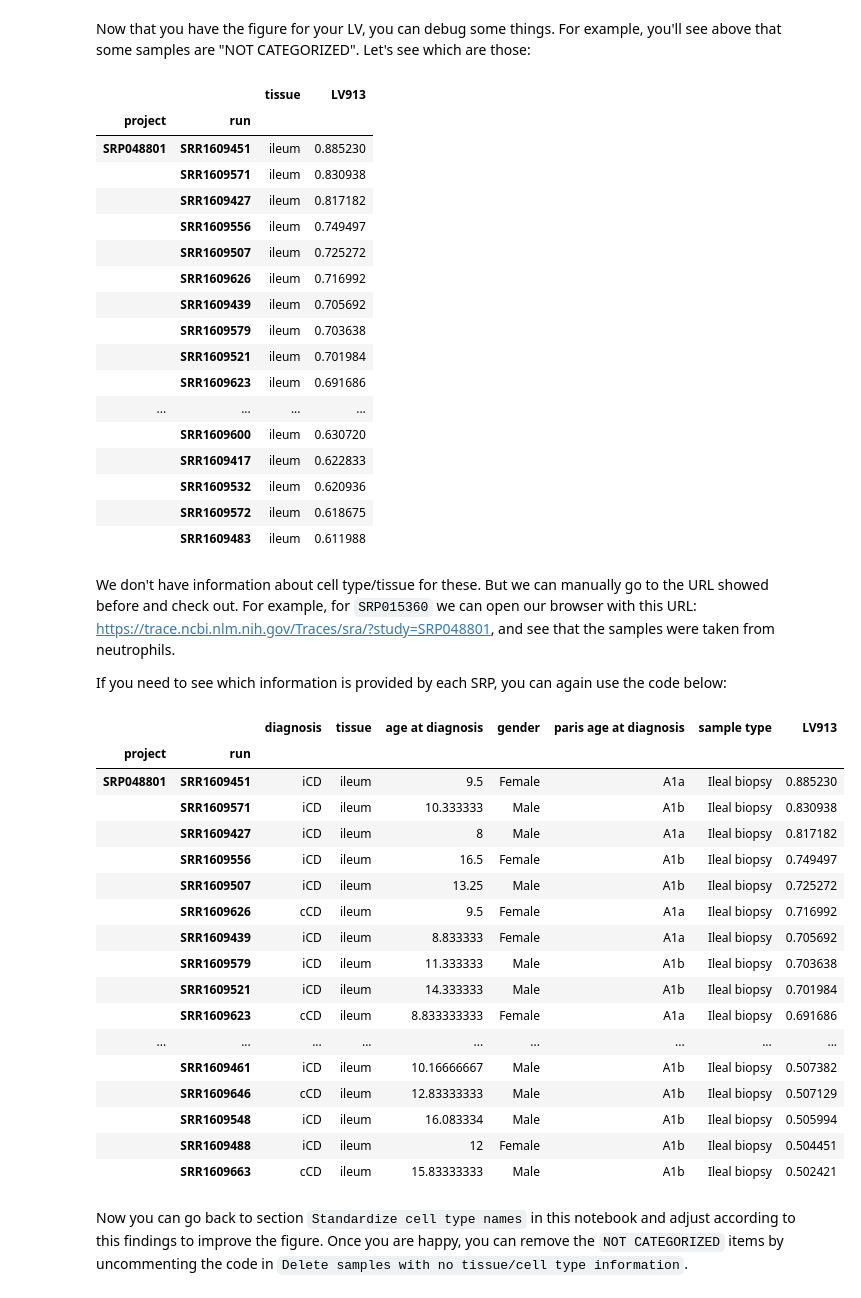
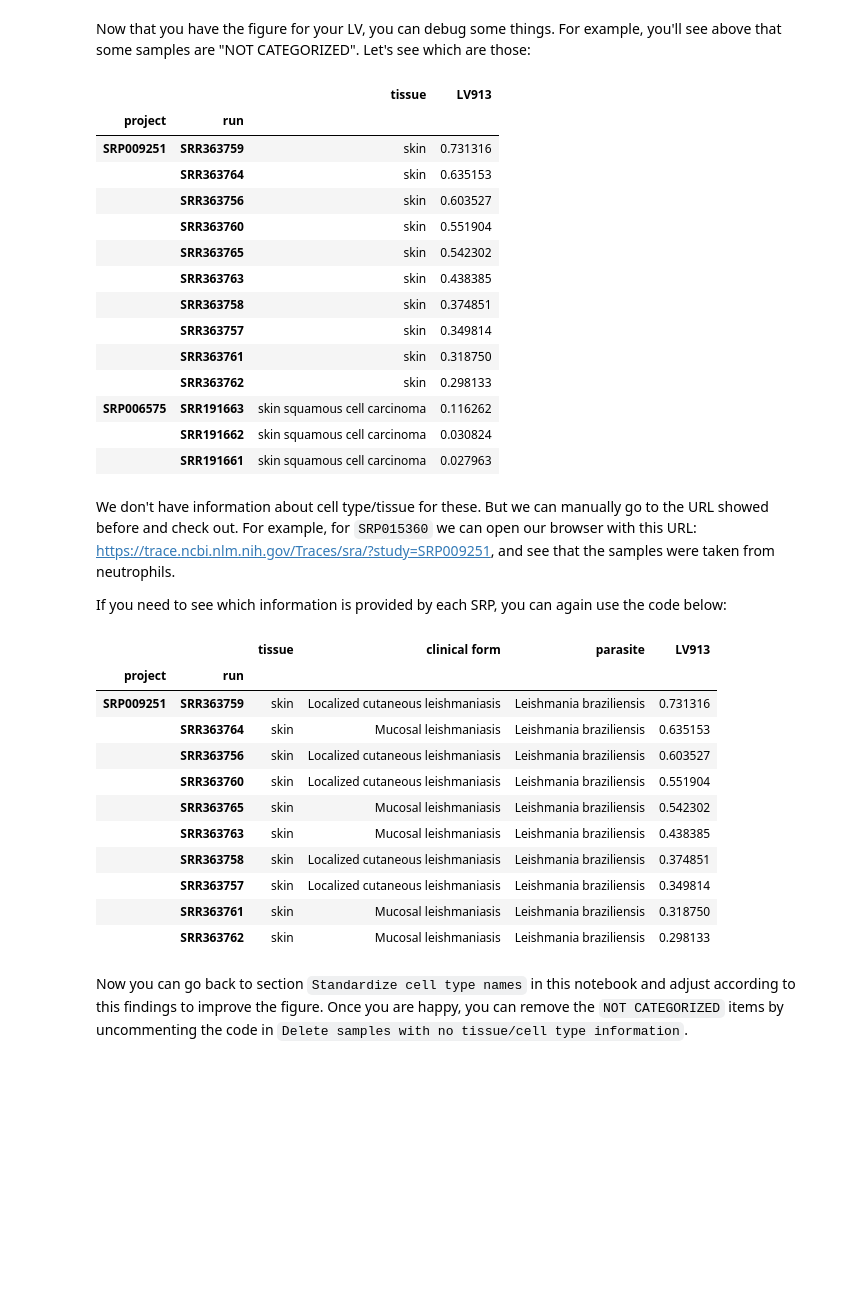
Before and after one commit to pivlab/phenoplier, a Jupyter notebook: nbs/99_demo/bone/96-LV913-cell_types.ipynb, the cells around one changed output. Cells and saved outputs as stored; diff of their text form; code cells hidden in the pictures; blank space fills up the shorter version.

```diff
--- a/nbs/99_demo/bone/96-LV913-cell_types.ipynb
+++ b/nbs/99_demo/bone/96-LV913-cell_types.ipynb
@@ -434,59 +434,50 @@ with pd.option_context(
     "display.max_rows", None, "display.max_columns", None, "display.max_colwidth", None
 ):
     _tmp = final_plot_data[
-        final_plot_data[SELECTED_ATTRIBUTES[0]].str.contains("ileum")
+        final_plot_data[SELECTED_ATTRIBUTES[0]].str.contains("skin")
     ]
     display(_tmp.head(20))
 # %% [output]
 |  |  | tissue | LV913 |
 | project | run |  |  |
-| SRP048801 | SRR1609451 | ileum | 0.885230 |
-|  | SRR1609571 | ileum | 0.830938 |
-|  | SRR1609427 | ileum | 0.817182 |
-|  | SRR1609556 | ileum | 0.749497 |
-|  | SRR1609507 | ileum | 0.725272 |
-|  | SRR1609626 | ileum | 0.716992 |
-|  | SRR1609439 | ileum | 0.705692 |
-|  | SRR1609579 | ileum | 0.703638 |
-|  | SRR1609521 | ileum | 0.701984 |
-|  | SRR1609623 | ileum | 0.691686 |
-| ... | ... | ... | ... |
-|  | SRR1609600 | ileum | 0.630720 |
-|  | SRR1609417 | ileum | 0.622833 |
-|  | SRR1609532 | ileum | 0.620936 |
-|  | SRR1609572 | ileum | 0.618675 |
-|  | SRR1609483 | ileum | 0.611988 |
+| SRP009251 | SRR363759 | skin | 0.731316 |
+|  | SRR363764 | skin | 0.635153 |
+|  | SRR363756 | skin | 0.603527 |
+|  | SRR363760 | skin | 0.551904 |
+|  | SRR363765 | skin | 0.542302 |
+|  | SRR363763 | skin | 0.438385 |
+|  | SRR363758 | skin | 0.374851 |
+|  | SRR363757 | skin | 0.349814 |
+|  | SRR363761 | skin | 0.318750 |
+|  | SRR363762 | skin | 0.298133 |
+| SRP006575 | SRR191663 | skin squamous cell carcinoma | 0.116262 |
+|  | SRR191662 | skin squamous cell carcinoma | 0.030824 |
+|  | SRR191661 | skin squamous cell carcinoma | 0.027963 |
 # %% [markdown]
 We don't have information about cell type/tissue for these.
 But we can manually go to the URL showed before and check out.
 For example, for `SRP015360` we can open our browser with this URL:
-https://trace.ncbi.nlm.nih.gov/Traces/sra/?study=SRP048801, and see that the samples were taken from neutrophils.
+https://trace.ncbi.nlm.nih.gov/Traces/sra/?study=SRP009251, and see that the samples were taken from neutrophils.
 
 If you need to see which information is provided by each SRP, you can again use the code below:
 # %%
 # what is there in these projects?
-lv_data.loc[["SRP048801"]].dropna(how="all", axis=1).sort_values(
+lv_data.loc[["SRP009251"]].dropna(how="all", axis=1).sort_values(
     LV_NAME, ascending=False
 ).head(60)
 # %% [output]
-|  |  | diagnosis | tissue | age at diagnosis | gender | paris age at diagnosis | sample type | LV913 |
-| project | run |  |  |  |  |  |  |  |
-| SRP048801 | SRR1609451 | iCD | ileum | 9.5 | Female | A1a | Ileal biopsy | 0.885230 |
-|  | SRR1609571 | iCD | ileum | 10.333333 | Male | A1b | Ileal biopsy | 0.830938 |
-|  | SRR1609427 | iCD | ileum | 8 | Male | A1a | Ileal biopsy | 0.817182 |
-|  | SRR1609556 | iCD | ileum | 16.5 | Female | A1b | Ileal biopsy | 0.749497 |
-|  | SRR1609507 | iCD | ileum | 13.25 | Male | A1b | Ileal biopsy | 0.725272 |
-|  | SRR1609626 | cCD | ileum | 9.5 | Female | A1a | Ileal biopsy | 0.716992 |
-|  | SRR1609439 | iCD | ileum | 8.833333 | Female | A1a | Ileal biopsy | 0.705692 |
-|  | SRR1609579 | iCD | ileum | 11.333333 | Male | A1b | Ileal biopsy | 0.703638 |
-|  | SRR1609521 | iCD | ileum | 14.333333 | Male | A1b | Ileal biopsy | 0.701984 |
-|  | SRR1609623 | cCD | ileum | 8.833333333 | Female | A1a | Ileal biopsy | 0.691686 |
-| ... | ... | ... | ... | ... | ... | ... | ... | ... |
-|  | SRR1609461 | iCD | ileum | 10.16666667 | Male | A1b | Ileal biopsy | 0.507382 |
-|  | SRR1609646 | cCD | ileum | 12.83333333 | Male | A1b | Ileal biopsy | 0.507129 |
-|  | SRR1609548 | iCD | ileum | 16.083334 | Male | A1b | Ileal biopsy | 0.505994 |
-|  | SRR1609488 | iCD | ileum | 12 | Female | A1b | Ileal biopsy | 0.504451 |
-|  | SRR1609663 | cCD | ileum | 15.83333333 | Male | A1b | Ileal biopsy | 0.502421 |
+|  |  | tissue | clinical form | parasite | LV913 |
+| project | run |  |  |  |  |
+| SRP009251 | SRR363759 | skin | Localized cutaneous leishmaniasis | Leishmania braziliensis | 0.731316 |
+|  | SRR363764 | skin | Mucosal leishmaniasis | Leishmania braziliensis | 0.635153 |
+|  | SRR363756 | skin | Localized cutaneous leishmaniasis | Leishmania braziliensis | 0.603527 |
+|  | SRR363760 | skin | Localized cutaneous leishmaniasis | Leishmania braziliensis | 0.551904 |
+|  | SRR363765 | skin | Mucosal leishmaniasis | Leishmania braziliensis | 0.542302 |
+|  | SRR363763 | skin | Mucosal leishmaniasis | Leishmania braziliensis | 0.438385 |
+|  | SRR363758 | skin | Localized cutaneous leishmaniasis | Leishmania braziliensis | 0.374851 |
+|  | SRR363757 | skin | Localized cutaneous leishmaniasis | Leishmania braziliensis | 0.349814 |
+|  | SRR363761 | skin | Mucosal leishmaniasis | Leishmania braziliensis | 0.318750 |
+|  | SRR363762 | skin | Mucosal leishmaniasis | Leishmania braziliensis | 0.298133 |
 # %% [markdown]
 Now you can go back to section `Standardize cell type names` in this notebook and adjust according to this findings to improve the figure.
 Once you are happy, you can remove the `NOT CATEGORIZED` items by uncommenting the code in `Delete samples with no tissue/cell type information`.
```
Also changed, not shown: parts of 2 cells of this notebook, 48 other files.
